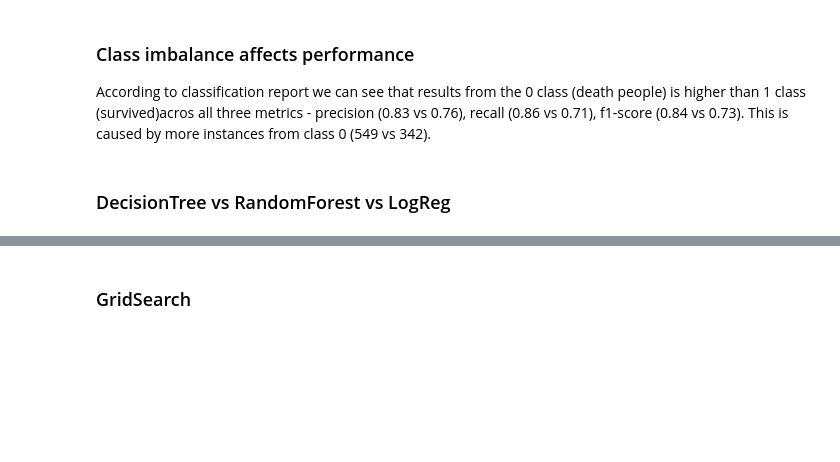
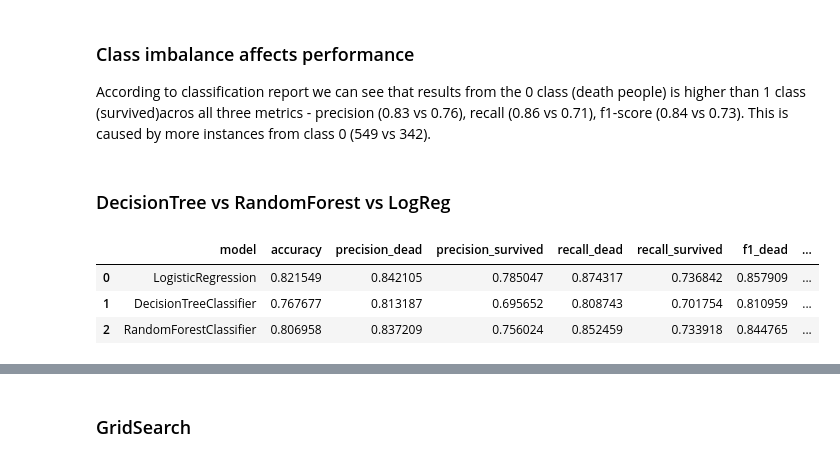
Before and after one commit to xJacoob/MachineLearning, a Jupyter notebook: Titanic/titanic_model.ipynb, the cells around one changed output, grey strips where cells are left out. Drawn from its saved outputs; the diff is of its cells as text; code cells hidden in the pictures; blank space fills up the shorter version.

Commit message:
RandomForest Vs SingleTree (Note)

```diff
--- a/Titanic/titanic_model.ipynb
+++ b/Titanic/titanic_model.ipynb
@@ -125,29 +125,36 @@ weighted avg       0.82      0.82      0.82       891
 # %%
 models = [
     ('LogisticRegression', LogisticRegression(max_iter=1000, random_state=42)),
     ('DecisionTreeClassifier', DecisionTreeClassifier(random_state=42)),
     ('RandomForestClassifier', RandomForestClassifier(random_state=42)),
 ]
 
 results = []
 
 for name, model in models:
     pipeline = Pipeline([
         ('preprocessor', preprocessor),
         ('model', model)
     ])
     cross_predict = cross_val_predict(pipeline, X, y, cv=5)
     precision = precision_score(y, cross_predict, average=None)
     recall = recall_score(y, cross_predict, average=None)
     f1 = f1_score(y, cross_predict, average=None)
     model_results = {
         'model': name,
         'accuracy': accuracy_score(y, cross_predict),
         'precision_dead': precision[0],
         'precision_survived': precision[1],
         'recall_dead': recall[0],
         'recall_survived': recall[1],
         'f1_dead': f1[0],
         'f1_survived': f1[1],
     }
     results.append(model_results)
+df_results = pd.DataFrame(results)
+df_results.head()
+# %% [output]
+|  | model | accuracy | precision_dead | precision_survived | recall_dead | recall_survived | f1_dead | ... |
+| 0 | LogisticRegression | 0.821549 | 0.842105 | 0.785047 | 0.874317 | 0.736842 | 0.857909 | ... |
+| 1 | DecisionTreeClassifier | 0.767677 | 0.813187 | 0.695652 | 0.808743 | 0.701754 | 0.810959 | ... |
+| 2 | RandomForestClassifier | 0.806958 | 0.837209 | 0.756024 | 0.852459 | 0.733918 | 0.844765 | ... |
```
Also changed, not shown: parts of 10 cells of this notebook.
